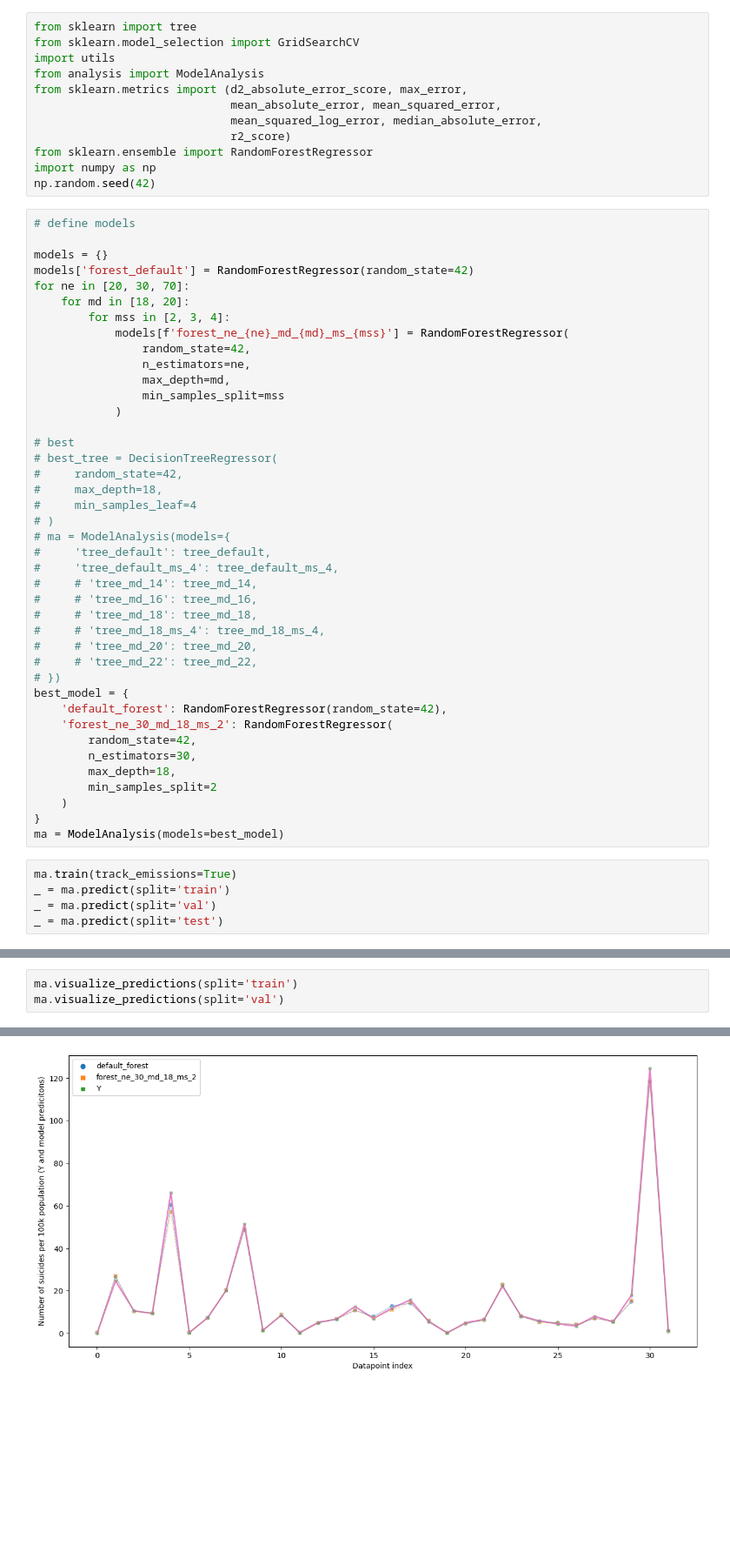
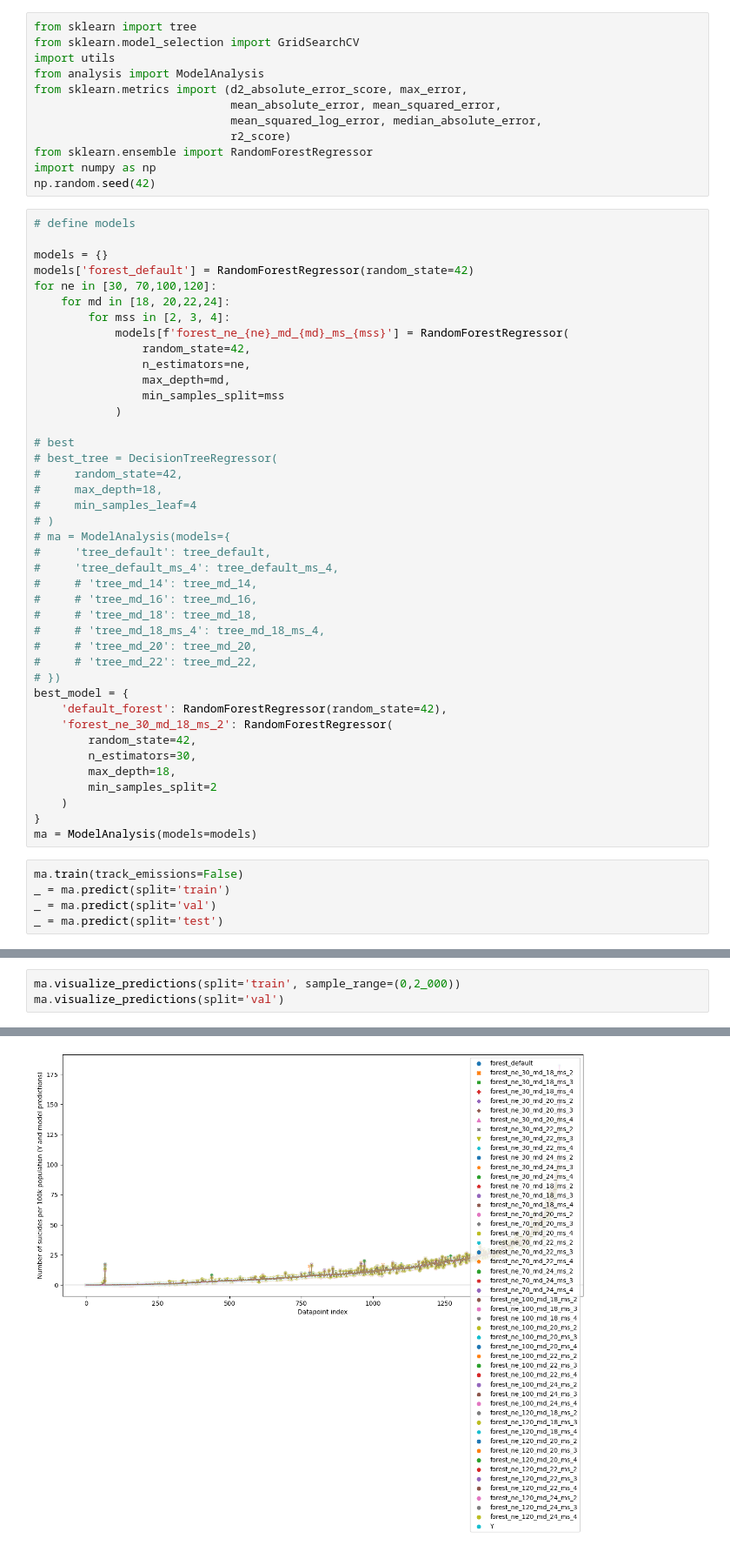
Before and after one commit to MarcelRosier/bdp_project, a Jupyter notebook: mental_health/tune_forest.ipynb, the cells around one changed output, grey strips where cells are left out. Shown at 87% size. Cells and saved outputs as stored; diff of their text form; blank space fills up the shorter version.

Commit message:
- fixed randomness bug missing seed in model comp - added retuning for fixed age category codes

```diff
--- a/mental_health/tune_forest.ipynb
+++ b/mental_health/tune_forest.ipynb
@@ -15,8 +15,8 @@ np.random.seed(42)
 
 models = {}
 models['forest_default'] = RandomForestRegressor(random_state=42)
-for ne in [20, 30, 70]:
-    for md in [18, 20]:
+for ne in [30, 70,100,120]:
+    for md in [18, 20,22,24]:
         for mss in [2, 3, 4]:
             models[f'forest_ne_{ne}_md_{md}_ms_{mss}'] = RandomForestRegressor(
                 random_state=42,
@@ -50,9 +50,9 @@ best_model = {
         min_samples_split=2
     )
 }
-ma = ModelAnalysis(models=best_model)
+ma = ModelAnalysis(models=models)
 # %%
-ma.train(track_emissions=True)
+ma.train(track_emissions=False)
 _ = ma.predict(split='train')
 _ = ma.predict(split='val')
 _ = ma.predict(split='test')
@@ -62,4 +77,4 @@ Fitting forest_ne_30_md_18_ms_2
 # %%
-ma.visualize_predictions(split='train')
+ma.visualize_predictions(split='train', sample_range=(0,2_000))
 ma.visualize_predictions(split='val')
 # %% [output]
@@ -66 +89 @@ ma.visualize_predictions(split='val')
-[figure, old version]
+[figure, new version]
```
Also changed, not shown: parts of 4 cells of this notebook, 22 other files.
